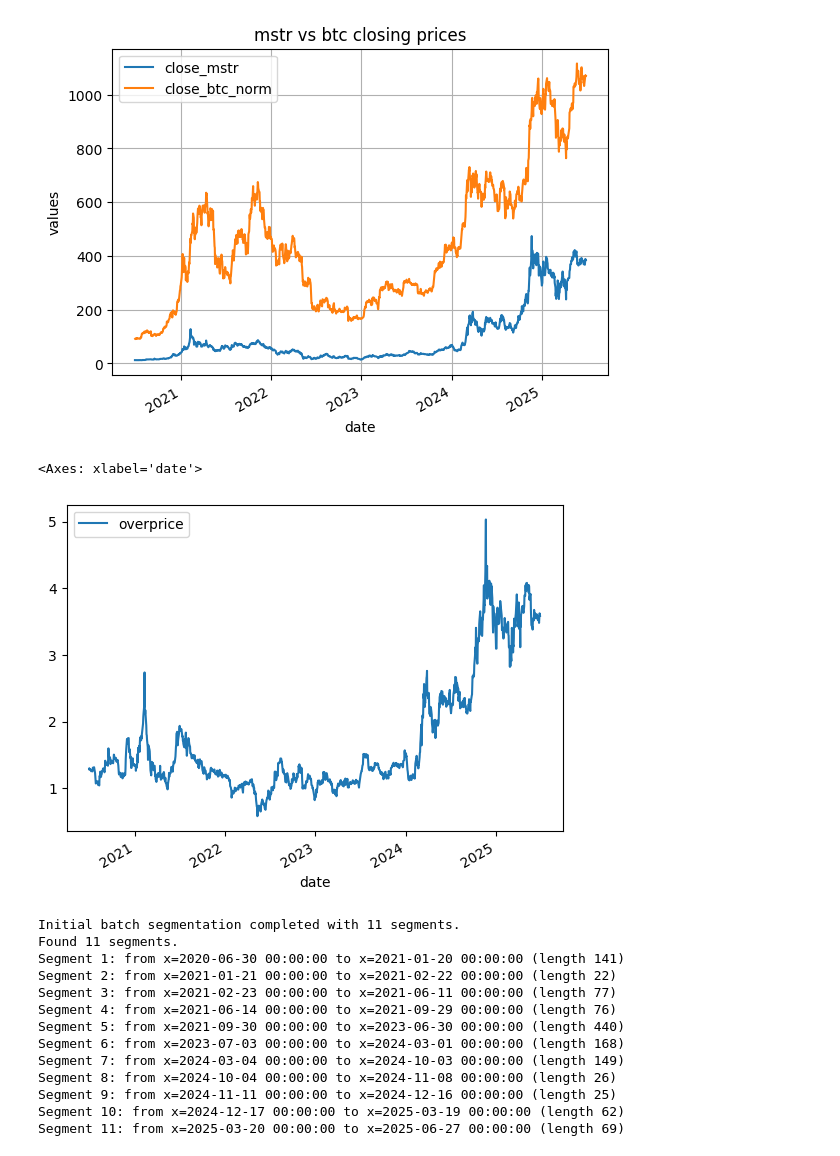
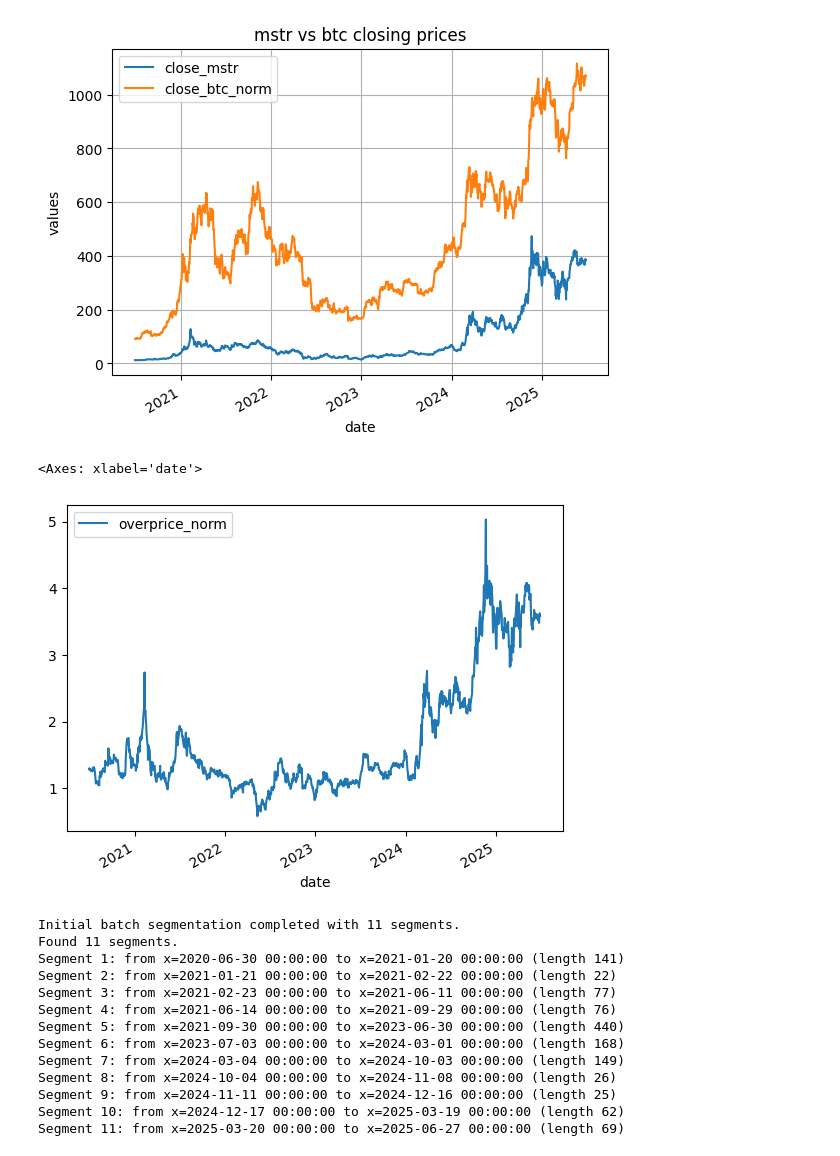
Before and after one commit to edwinclu/bitfund, a Jupyter notebook: src/jupyter/mstr.ipynb, the cells around one changed output. Cells and saved outputs as stored; diff of their text form; code cells hidden in the pictures.

```diff
--- a/src/jupyter/mstr.ipynb
+++ b/src/jupyter/mstr.ipynb
@@ -224,10 +219,10 @@ plt.show()
 [figure]
 # %%
 mstr_btc_df_plot['overprice'] = mstr_btc_df_plot['close_mstr']/mstr_btc_df_plot['close_btc']
-mstr_btc_df_plot['overprice'] = mstr_btc_df_plot['overprice'] * 1000 #normalize
-mstr_btc_df_plot.plot(x='date', y=['overprice'])
+mstr_btc_df_plot['overprice_norm'] = mstr_btc_df_plot['overprice'] * 1000 #normalize
+mstr_btc_df_plot.plot(x='date', y=['overprice_norm'])
 # %% [output]
 <Axes: xlabel='date'>
-[figure, old version]
+[figure, new version]
 # %%
 # TODO: compute correlations?n
```
Also changed, not shown: parts of 11 cells of this notebook, 2 other files.
